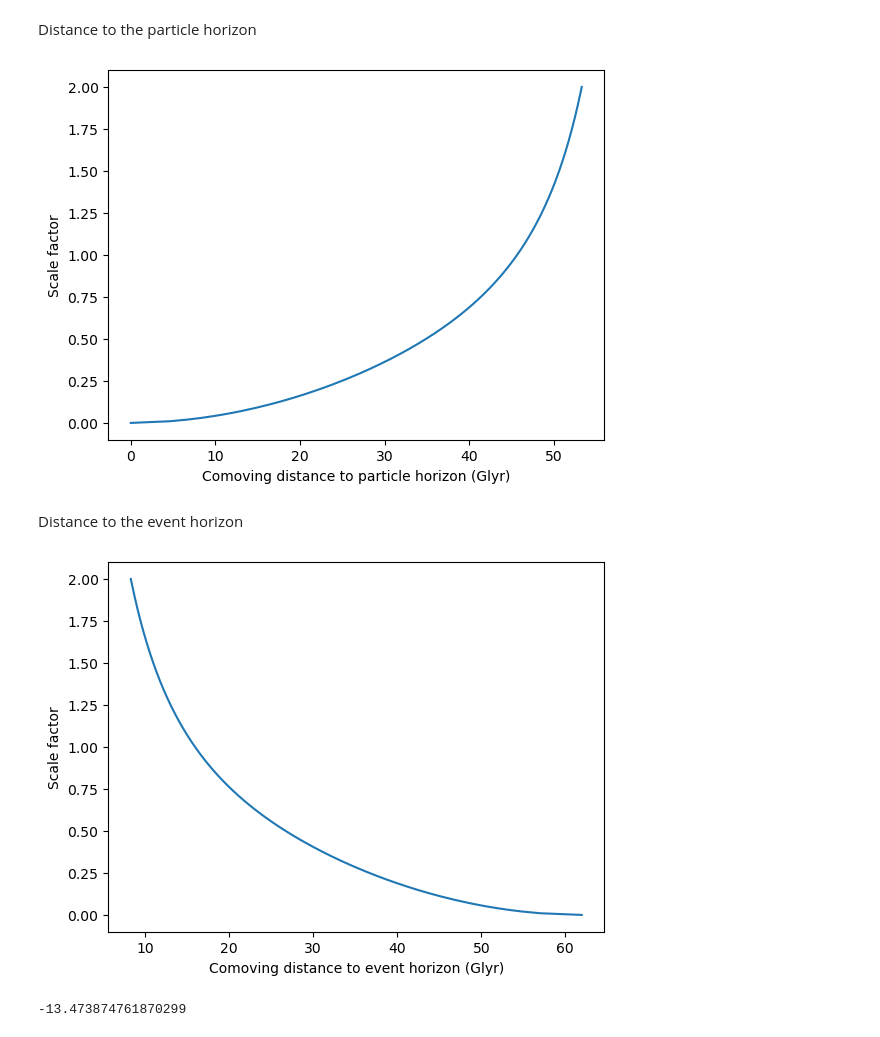
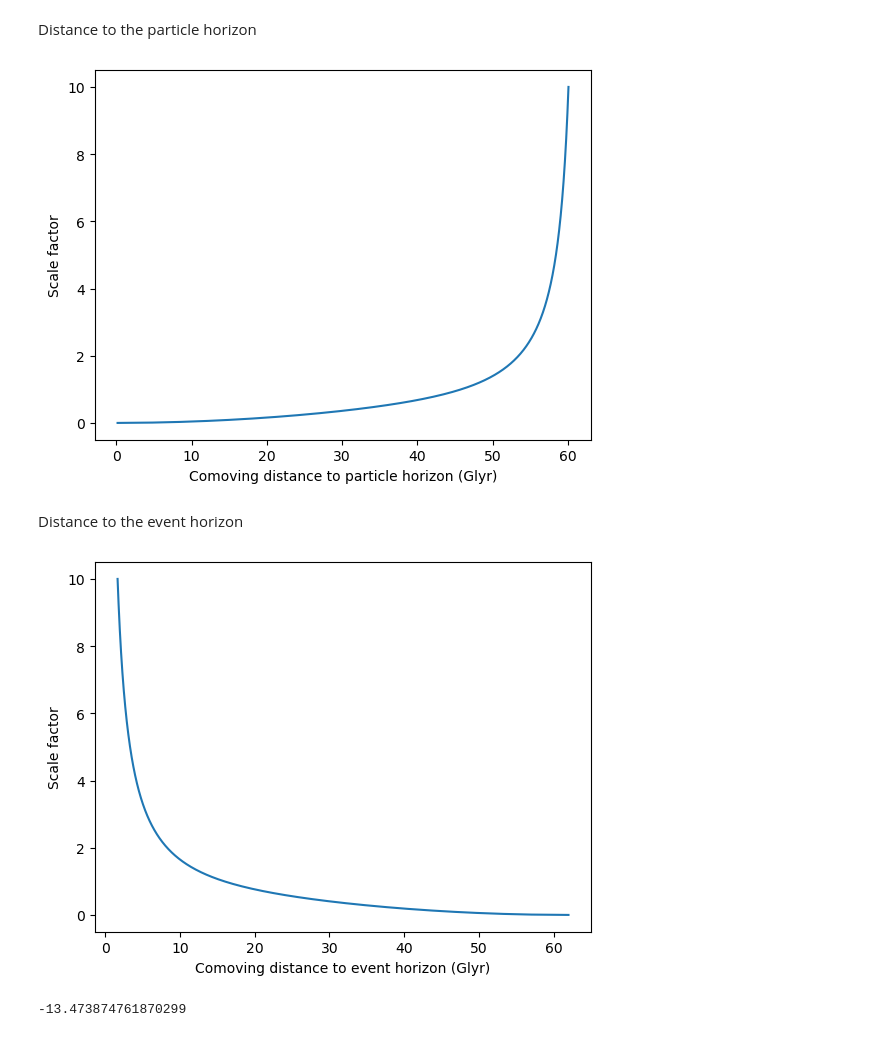
Before and after one commit to naidee/Cosmology-Project, a Jupyter notebook: cosmo/docs/notebooks/DistancesPrez.ipynb, the cells around one changed output. Cells and saved outputs as stored; diff of their text form; code cells hidden in the pictures.

```diff
--- a/cosmo/docs/notebooks/DistancesPrez.ipynb
+++ b/cosmo/docs/notebooks/DistancesPrez.ipynb
@@ -119,7 +119,7 @@ Do you notice anything interesting about the behaviour of these two different di
 # %%
 # Start by making an array of redshifts
 zstart = 0.0
-zstop = 200
+zstop = 2000
 zstep = 0.1 # Make this finer to make the plot smoother
 zarr = np.arange(zstart,zstop,zstep)
 # print('zarr=',zarr)
@@ -330,28 +312,28 @@ Distance to the particle horizon
 # %%
 def Ezinv_gen(z, om, OR, ol):
     Ez = np.sqrt((OR*(1+z)**4) + (om*(1+z)**3) + ((1.0-om-ol-OR)*(1+z)**2) + (ol))
     return 1.0/Ez
 
 # z_recs = np.arange(0.0,10.1,0.01)
-a_facs_PH = np.arange(0.0001,2.01,0.01)
+a_facs_PH = np.arange(0.0001,10.01,0.01)
 # print(a_facs_PH)
 z_recsPH = ((1/(a_facs_PH)) - 1)
 # print(z_recs)
-R0X_PH = (np.array([(integrate.quad(Ezinv_gen,z,10000,args=(O_m0,O_r0,O_l0))[0]) for z in z_recsPH])*(cH0Glyr))
+R0X_PH = (np.array([(integrate.quad(Ezinv_gen,z,20000,args=(O_m0,O_r0,O_l0))[0]) for z in z_recsPH])*(cH0Glyr))
 
 
 plt.plot(R0X_PH, a_facs_PH)
 plt.xlabel('Comoving distance to particle horizon (Glyr)')
 plt.ylabel('Scale factor')
 plt.show()
 # %% [output]
-[figure, old version]
+[figure, new version]
 # %% [markdown]
 Distance to the event horizon
 # %%
 
 # z_recs = np.arange(0.0,10.1,0.01)
-a_facs_EH = np.arange(0.00001,2.01,0.01)
+a_facs_EH = np.arange(0.00001,10.01,0.01)
 # print(a_facs_PH)
 z_recsEH = ((1/(a_facs_EH)) - 1)
 # print(z_recs)
@@ -362,7 +344,7 @@ plt.xlabel('Comoving distance to event horizon (Glyr)')
 plt.ylabel('Scale factor')
 plt.show()
 # %% [output]
-[figure, old version]
+[figure, new version]
 # %%
 integrate.quad(adotinv_gen_noH0, 1, 0.001, args=(O_m0,O_r0,O_l0))[0]/H0Y
 # %% [output]
```
Also changed, not shown: parts of 11 cells of this notebook, 1 other file.
